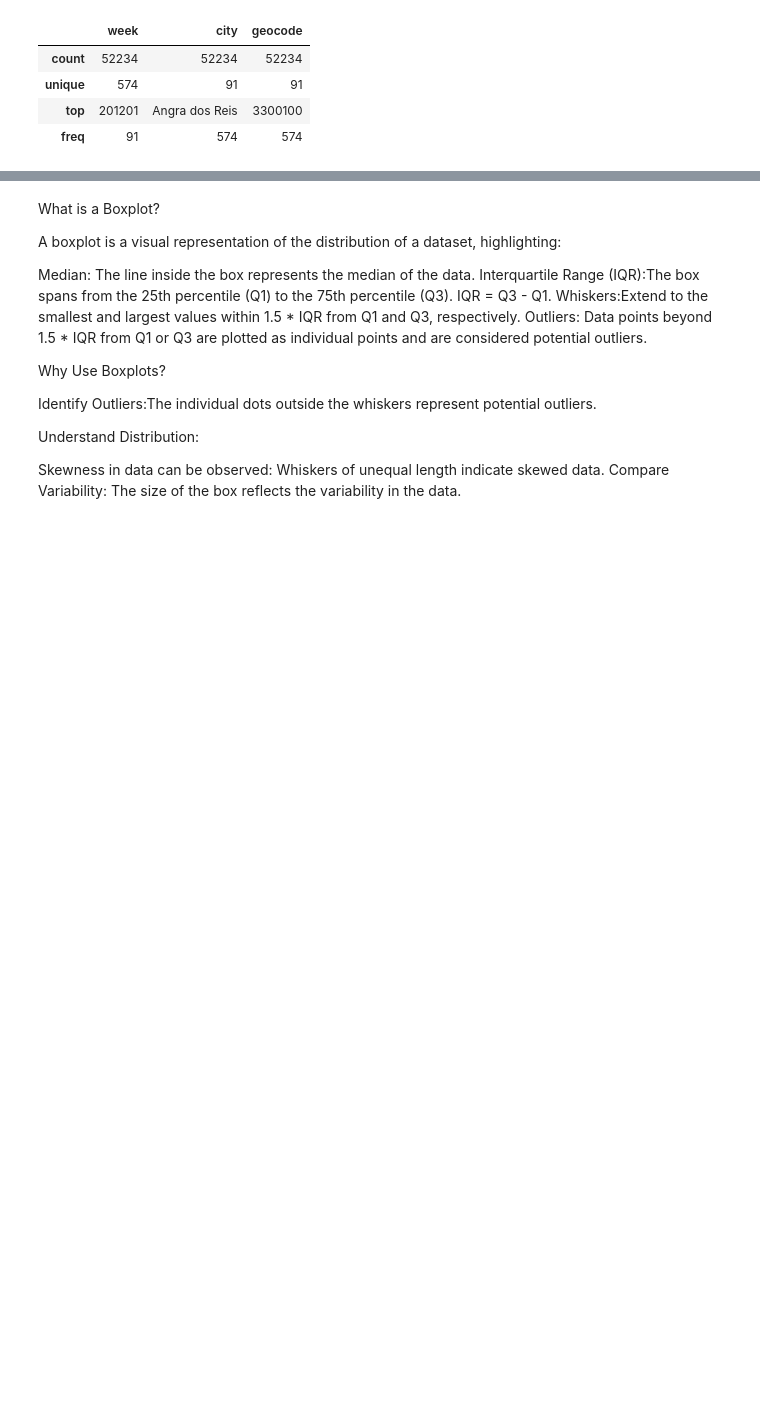
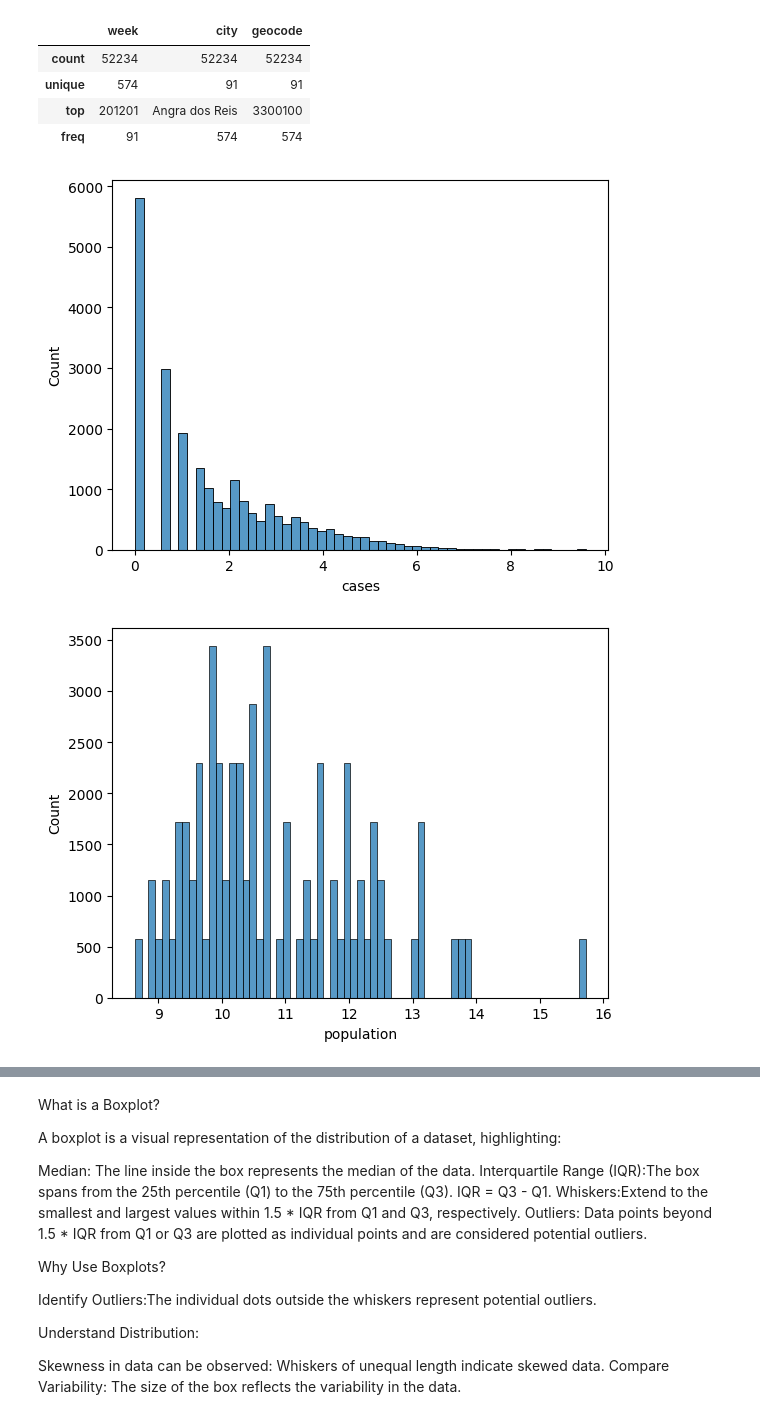
Before and after one commit to Minindu20/Dengue-Severity-Predictor, a Jupyter notebook: pre_processing.ipynb, the cells around one changed output, grey strips where cells are left out. Drawn from its saved outputs; the diff is of its cells as text; code cells hidden in the pictures; blank space fills up the shorter version.

```diff
--- a/pre_processing.ipynb
+++ b/pre_processing.ipynb
@@ -670,6 +670,9 @@ df.describe(include="object")
 # %%
-# #histogram to understand the distribution
-# #understand the distribution normalizaton left skewed right skewed
-# for i in df.select_dtypes(include="number").columns:
-#     sns.histplot(data=df,x=i)
-#     plt.show()
+#histogram to understand the distribution
+#understand the distribution normalizaton left skewed right skewed
+for i in df.select_dtypes(include="number").columns:
+    sns.histplot(data=df,x=i)
+    plt.show()
+# %% [output]
+[figure, added]
+[figure, added]
```
Also changed, not shown: parts of 27 cells of this notebook.
